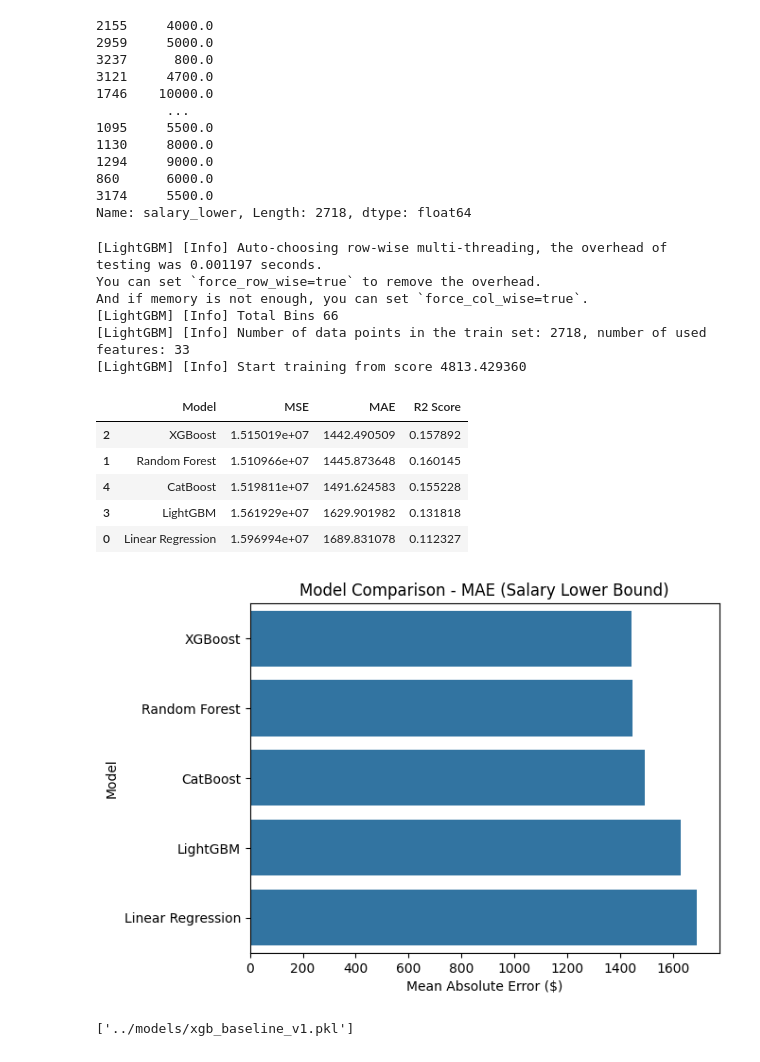
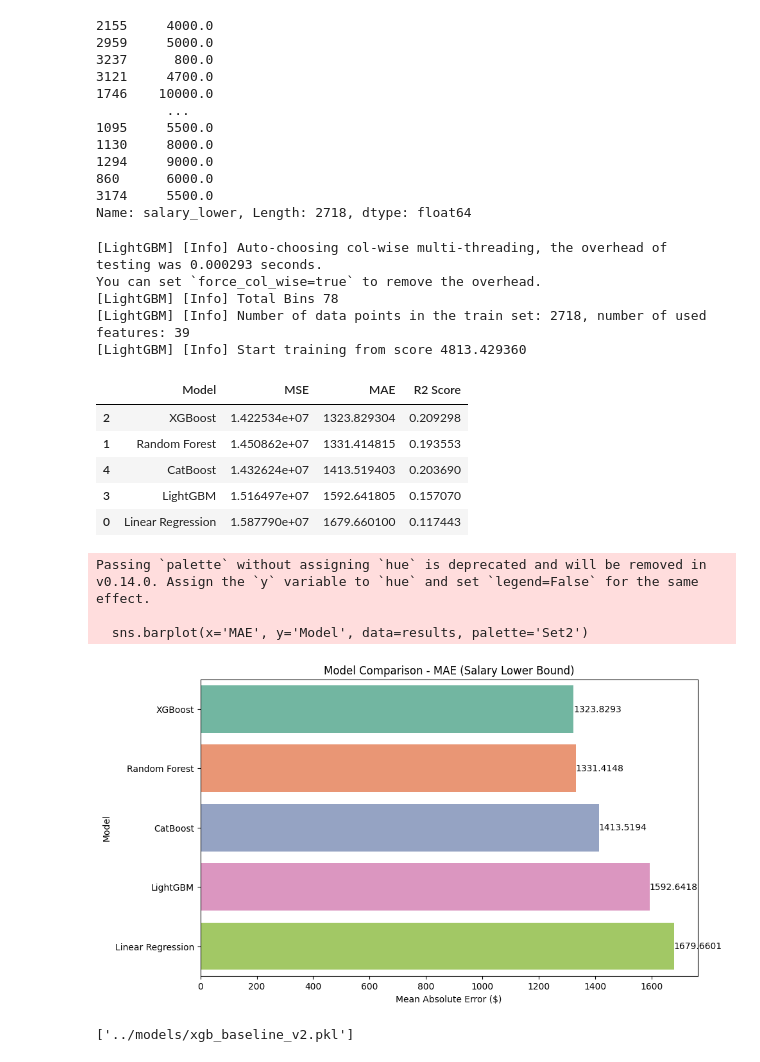
Before and after one commit to dodyharianto/singapore-tech-jobs-salary-predictor, a Jupyter notebook: notebooks/modeling.ipynb, the cells around one changed output. Drawn from its saved outputs; the diff is of its cells as text; code cells hidden in the pictures.

Commit message:
add v2 preprocessing with new tech and industry based keywords

```diff
--- a/notebooks/modeling.ipynb
+++ b/notebooks/modeling.ipynb
@@ -15,7 +15,7 @@ from catboost import CatBoostRegressor
 from sklearn.metrics import mean_squared_error, mean_absolute_error, r2_score
 import joblib
 # %%
-df = pd.read_csv('../data/sg-tech-jobs-preprocessed-keywords.csv')
+df = pd.read_csv('../data/sg-tech-jobs-preprocessed-keywords_v2.csv')
 df
 # %% [output]
 |  | python | llm | data | production | ai | sql | cloud | senior | java | javascript | ... |
@@ -159,11 +170,10 @@ mse_cb = mean_squared_error(y_test_low, y_pred_low_cb)
 mae_cb = mean_absolute_error(y_test_low, y_pred_low_cb)
 r2_cb = r2_score(y_test_low, y_pred_low_cb)
 # %% [output]
-[LightGBM] [Info] Auto-choosing row-wise multi-threading, the overhead of testing was 0.001197 seconds.
-You can set `force_row_wise=true` to remove the overhead.
-And if memory is not enough, you can set `force_col_wise=true`.
-[LightGBM] [Info] Total Bins 66
-[LightGBM] [Info] Number of data points in the train set: 2718, number of used features: 33
+[LightGBM] [Info] Auto-choosing col-wise multi-threading, the overhead of testing was 0.000293 seconds.
+You can set `force_col_wise=true` to remove the overhead.
+[LightGBM] [Info] Total Bins 78
+[LightGBM] [Info] Number of data points in the train set: 2718, number of used features: 39
 [LightGBM] [Info] Start training from score 4813.429360
 # %%
 results = pd.DataFrame({
@@ -176,19 +186,26 @@ results = pd.DataFrame({
 results
 # %% [output]
 |  | Model | MSE | MAE | R2 Score |
-| 2 | XGBoost | 1.515019e+07 | 1442.490509 | 0.157892 |
-| 1 | Random Forest | 1.510966e+07 | 1445.873648 | 0.160145 |
-| 4 | CatBoost | 1.519811e+07 | 1491.624583 | 0.155228 |
-| 3 | LightGBM | 1.561929e+07 | 1629.901982 | 0.131818 |
-| 0 | Linear Regression | 1.596994e+07 | 1689.831078 | 0.112327 |
+| 2 | XGBoost | 1.422534e+07 | 1323.829304 | 0.209298 |
+| 1 | Random Forest | 1.450862e+07 | 1331.414815 | 0.193553 |
+| 4 | CatBoost | 1.432624e+07 | 1413.519403 | 0.203690 |
+| 3 | LightGBM | 1.516497e+07 | 1592.641805 | 0.157070 |
+| 0 | Linear Regression | 1.587790e+07 | 1679.660100 | 0.117443 |
 # %%
-sns.barplot(x='MAE', y='Model', data=results)
+plt.figure(figsize=(10, 6))
+sns.barplot(x='MAE', y='Model', data=results, palette='Set2')
+for bar in plt.gca().patches:
+    width = bar.get_width()
+    plt.text(width + 0.01, bar.get_y() + bar.get_height() / 2, f'{width:.4f}', va='center')
 plt.title('Model Comparison - MAE (Salary Lower Bound)')
 plt.xlabel('Mean Absolute Error ($)')
 plt.show()
 # %% [output]
+Passing `palette` without assigning `hue` is deprecated and will be removed in v0.14.0. Assign the `y` variable to `hue` and set `legend=False` for the same effect.
+
+  sns.barplot(x='MAE', y='Model', data=results, palette='Set2')
-[figure, old version]
+[figure, new version]
 # %%
-joblib.dump(xgb, '../models/xgb_baseline_v1.pkl')
+joblib.dump(xgb, '../models/xgb_baseline_v2.pkl')
 # %% [output]
-['../models/xgb_baseline_v1.pkl']
+['../models/xgb_baseline_v2.pkl']
```
Also changed, not shown: parts of 4 cells of this notebook, 1 other file.
